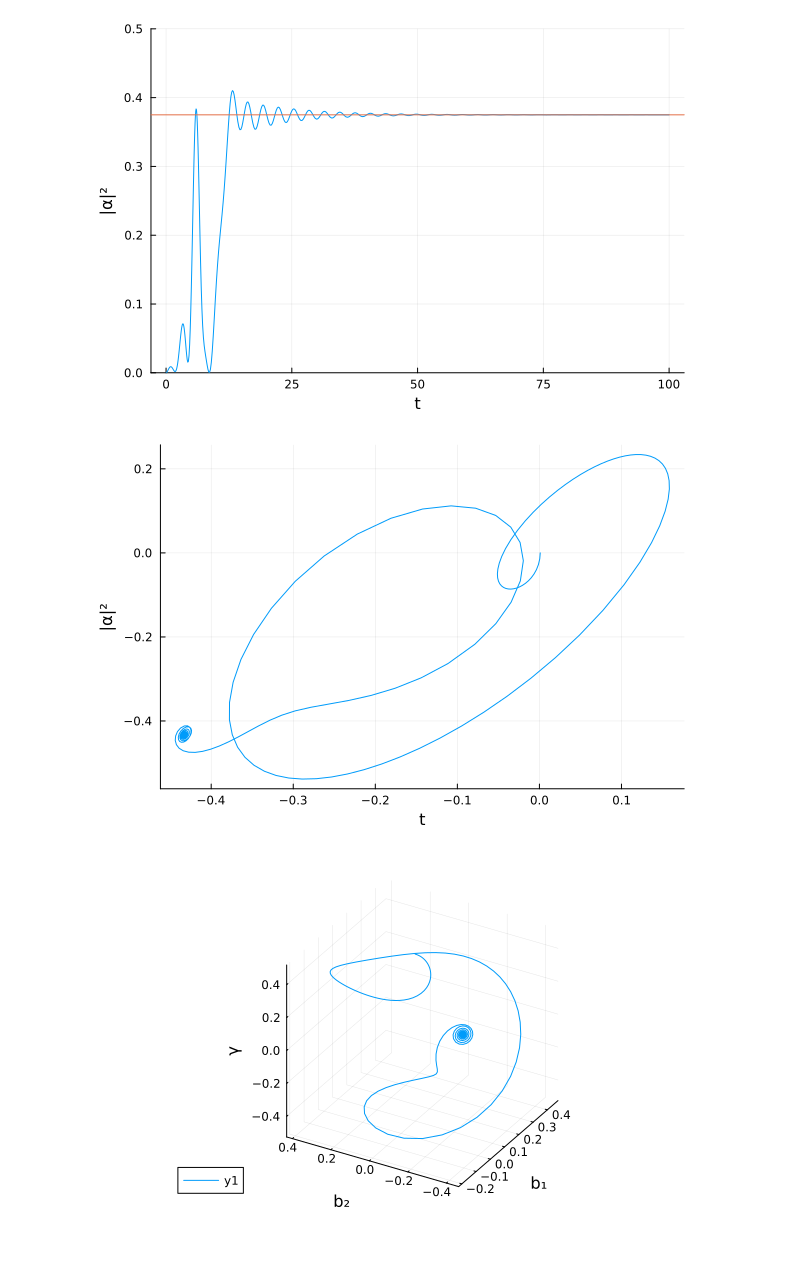
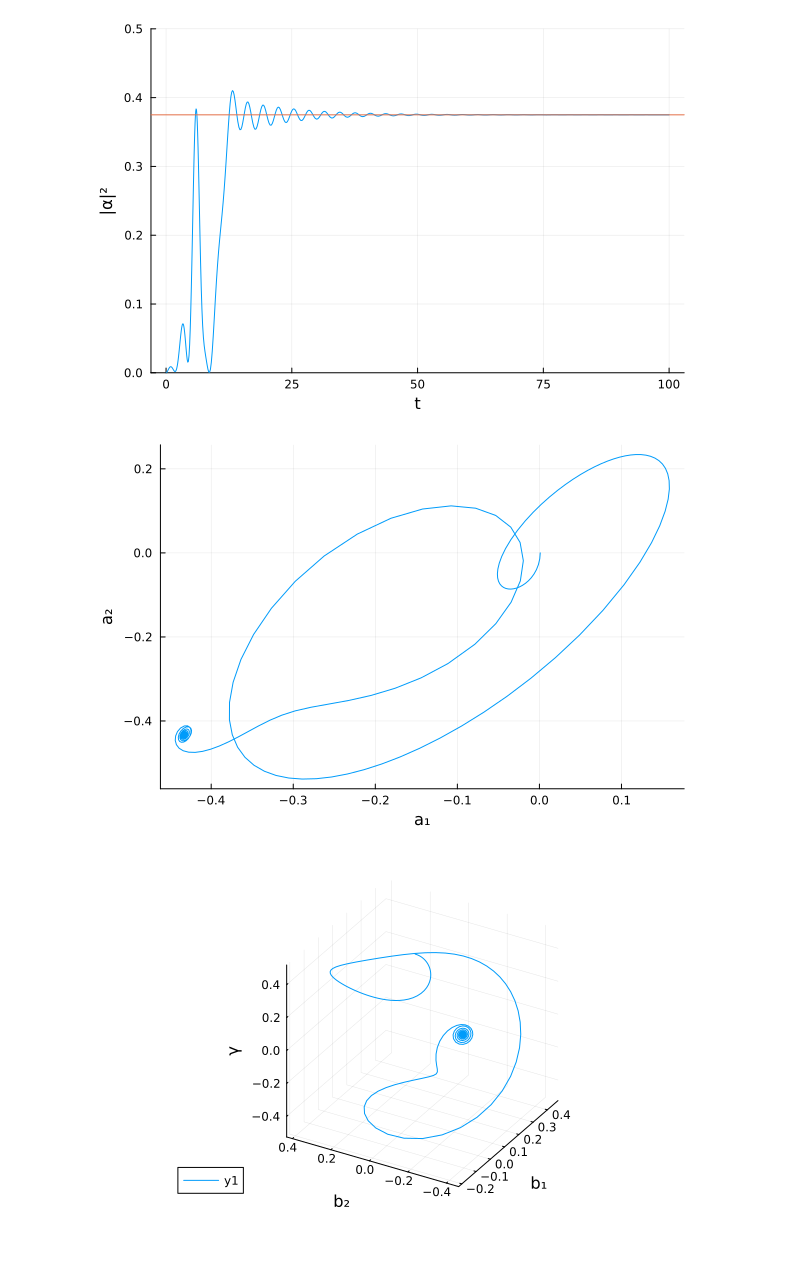
Before and after one commit to LeosEquation/Tesis, a Jupyter notebook: notebooks/OpenDicke/OpenDickeModel.ipynb, the cells around one changed output. Drawn from its saved outputs; the diff is of its cells as text; code cells hidden in the pictures.

```diff
--- a/notebooks/OpenDicke/OpenDickeModel.ipynb
+++ b/notebooks/OpenDicke/OpenDickeModel.ipynb
@@ -47,10 +47,10 @@ hline!([sol.x[end, 1]^2 + sol.x[end, 2]^2])
 # %% [output]
 [figure]
 # %%
-plot(sol.x[:, 1], sol.x[:, 2], ylabel = "|α|²",
-    xlabel = "t", leg = false)
+plot(sol.x[:, 1], sol.x[:, 2], ylabel = "a₂",
+    xlabel = "a₁", leg = false)
 # %% [output]
-[figure, old version]
+[figure, new version]
 # %%
 plot(imagβ.(sol.x[:, 3], sol.x[:, 4]), realβ.(sol.x[:, 3], sol.x[:, 4]),
      γ.(sol.x[:, 3], sol.x[:, 4]), ylabel = "b₁", xlabel = "b₂", zlabel = "γ",
```
Also changed, not shown: parts of 5 cells of this notebook, 1 other file.
